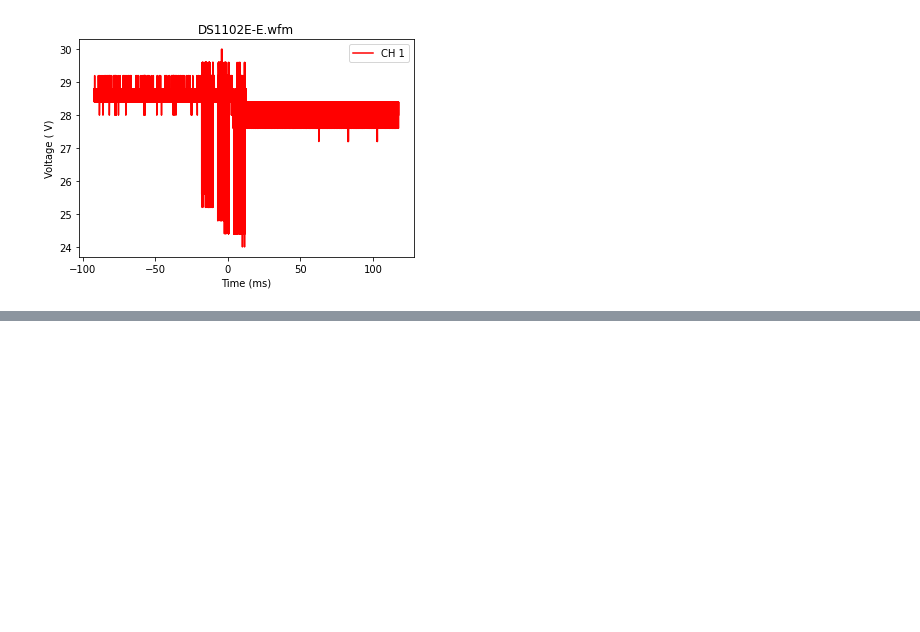
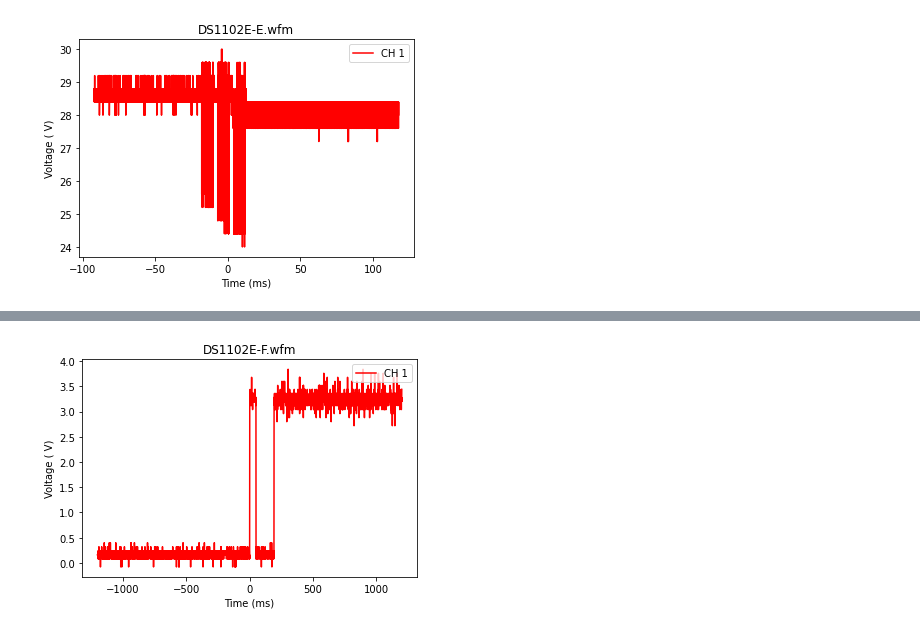
Before and after one commit to scottprahl/RigolWFM, a Jupyter notebook: docs/1-DS1000E-Waveforms.ipynb, the cells around one changed output, grey strips where cells are left out. Saved outputs shown, nothing was run; the diff lists cells and outputs as text; code cells hidden in the pictures; blank space fills up the shorter version.

```diff
--- a/docs/1-DS1000E-Waveforms.ipynb
+++ b/docs/1-DS1000E-Waveforms.ipynb
@@ -199,0 +206,6 @@ plt.show()
+# %%
+# raw=true is needed because this is a binary file
+wfm_url = "https://github.com/scottprahl/RigolWFM/raw/master/wfm/DS1102E-F.wfm" + "?raw=true"
+w = rigol.Wfm.from_url(wfm_url, 'DS1102E')
+description = w.describe()
+print(description)
@@ -199,0 +230,6 @@ plt.show()
+# %%
+w.plot()
+#plt.xlim(-6,6)
+plt.show()
+# %% [output]
+[figure, added]
```
Also changed, not shown: parts of 2 cells of this notebook.
